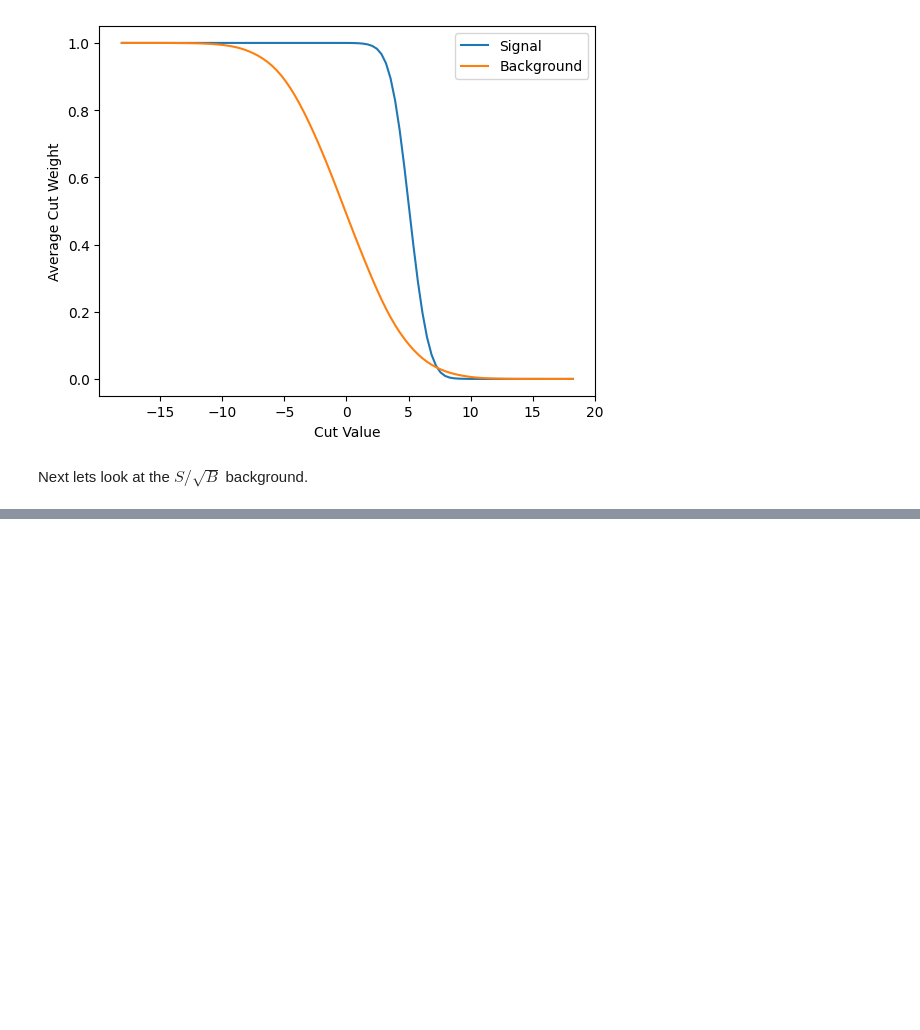
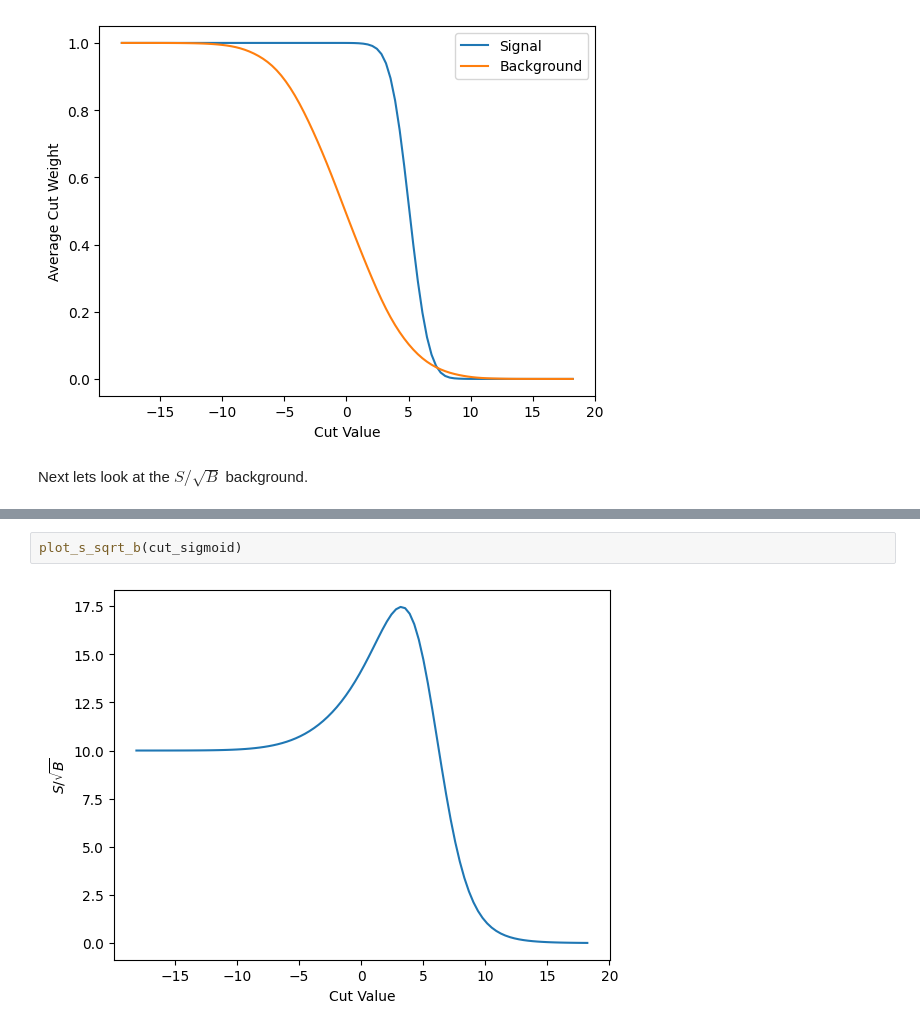
Before and after one commit to gordonwatts/diff-prog-intro, a Jupyter notebook: book/different_cut_emulations.ipynb, the cells around one changed output, grey strips where cells are left out. Drawn from its saved outputs; the diff is of its cells as text; blank space fills up the shorter version.

```diff
--- a/book/different_cut_emulations.ipynb
+++ b/book/different_cut_emulations.ipynb
@@ -76,0 +130,4 @@ And finally the gradient of that
+# %%
+plot_s_sqrt_b(cut_sigmoid)
+# %% [output]
+[figure, added]
```
Also changed, not shown: parts of 15 cells of this notebook, 1 other file.
